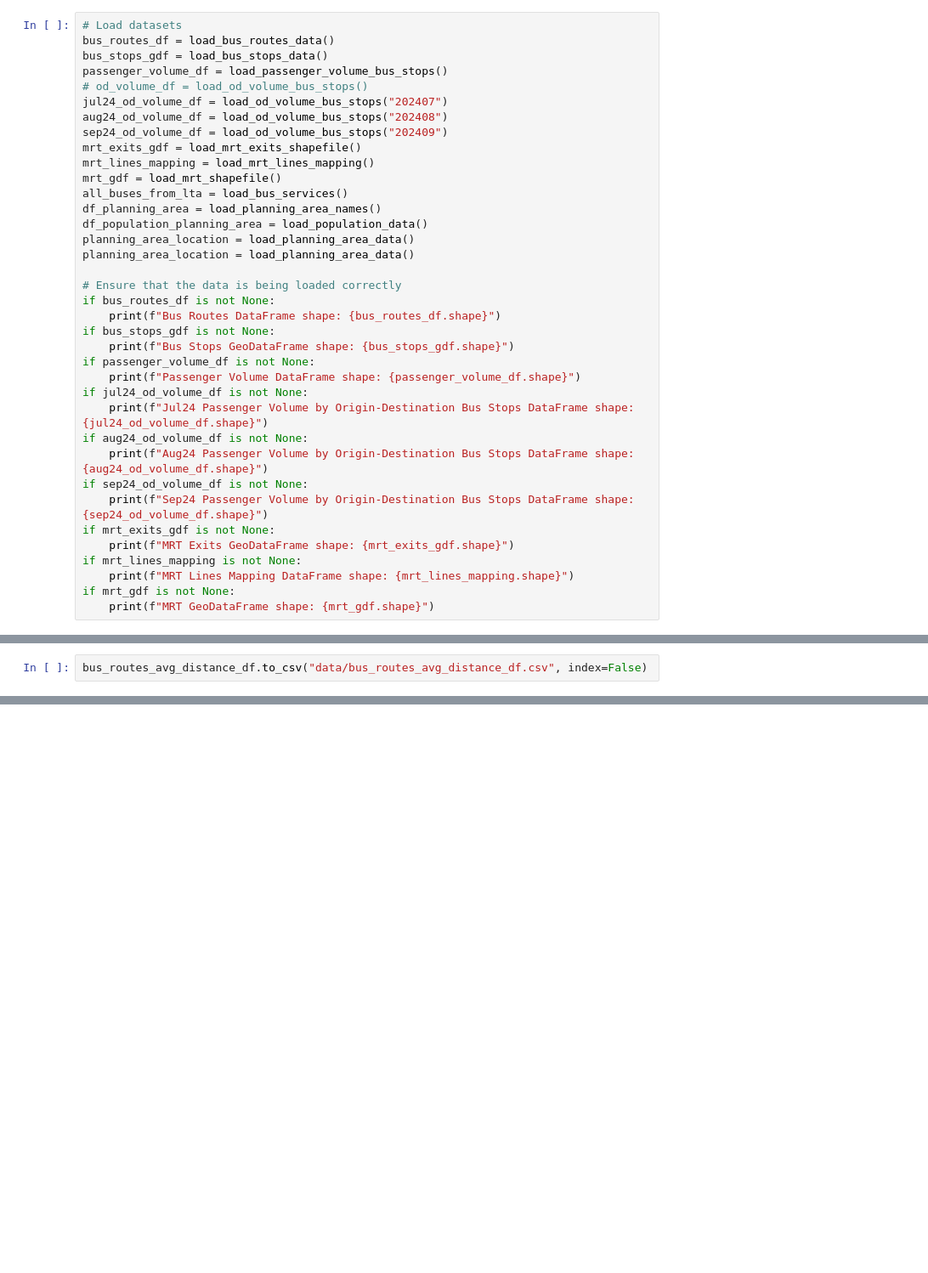
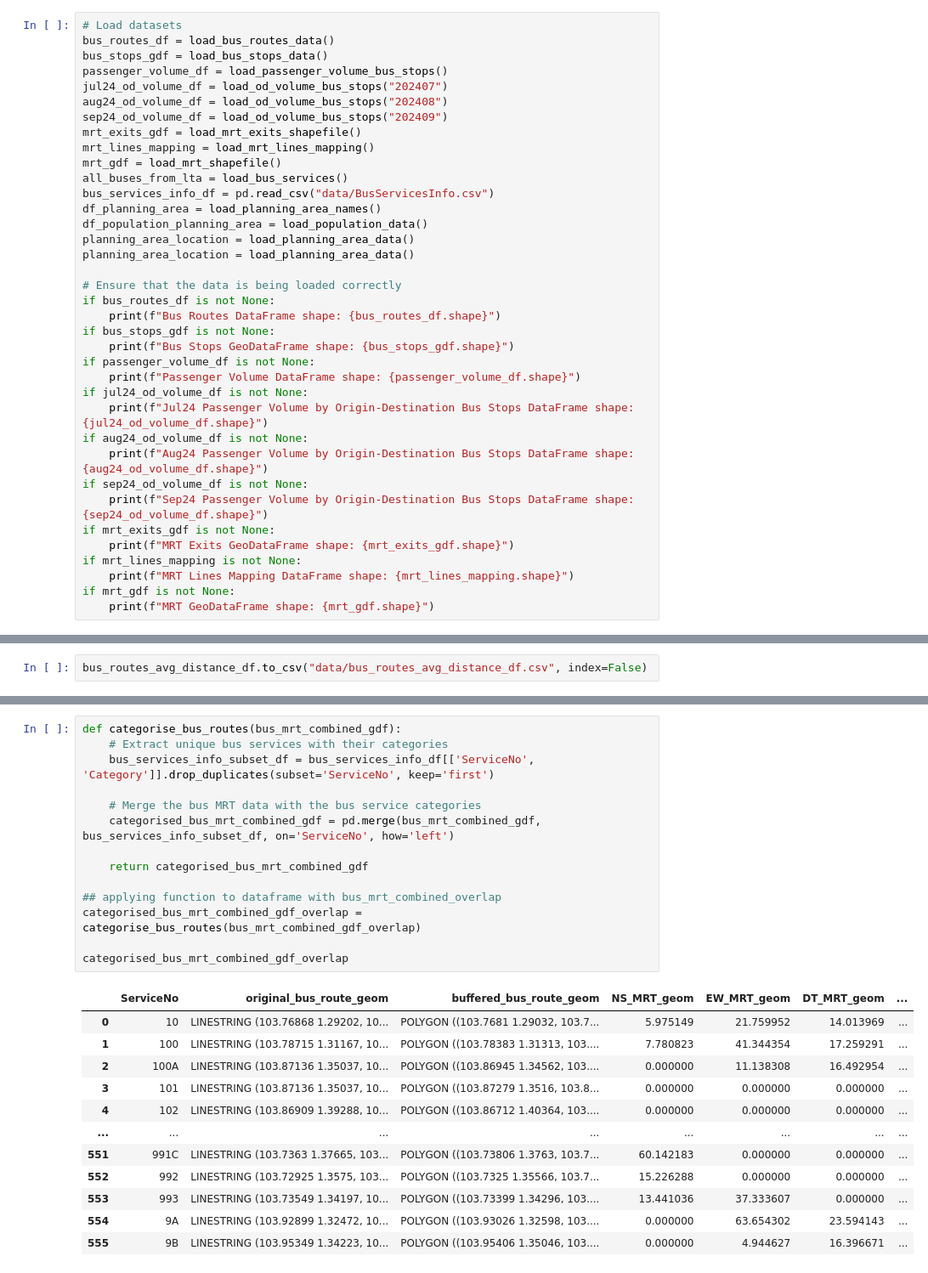
Before and after one commit to DSA4264/project, a Jupyter notebook: data_processing.ipynb, the cells around one changed output, grey strips where cells are left out. Shown: that part at 85% size. Saved outputs shown, nothing was run; the diff lists cells and outputs as text; blank space fills up the shorter version.

```diff
--- a/data_processing.ipynb
+++ b/data_processing.ipynb
@@ -264,7 +265,6 @@ def load_planning_area_data():
 bus_routes_df = load_bus_routes_data()
 bus_stops_gdf = load_bus_stops_data()
 passenger_volume_df = load_passenger_volume_bus_stops()
-# od_volume_df = load_od_volume_bus_stops()
 jul24_od_volume_df = load_od_volume_bus_stops("202407")
 aug24_od_volume_df = load_od_volume_bus_stops("202408")
 sep24_od_volume_df = load_od_volume_bus_stops("202409")
@@ -272,6 +272,7 @@ mrt_exits_gdf = load_mrt_exits_shapefile()
 mrt_lines_mapping = load_mrt_lines_mapping()
 mrt_gdf = load_mrt_shapefile()
 all_buses_from_lta = load_bus_services()
+bus_services_info_df = pd.read_csv("data/BusServicesInfo.csv")
 df_planning_area = load_planning_area_names()
 df_population_planning_area = load_population_data()
 planning_area_location = load_planning_area_data()
@@ -1190,0 +1226,27 @@ bus_routes_avg_distance_df.to_csv("data/bus_routes_avg_distance_df.csv", index=F
+# %%
+def categorise_bus_routes(bus_mrt_combined_gdf):
+    # Extract unique bus services with their categories
+    bus_services_info_subset_df = bus_services_info_df[['ServiceNo', 'Category']].drop_duplicates(subset='ServiceNo', keep='first')
+
+    # Merge the bus MRT data with the bus service categories
+    categorised_bus_mrt_combined_gdf = pd.merge(bus_mrt_combined_gdf, bus_services_info_subset_df, on='ServiceNo', how='left')
+
+    return categorised_bus_mrt_combined_gdf
+
+## applying function to dataframe with bus_mrt_combined_overlap
+categorised_bus_mrt_combined_gdf_overlap = categorise_bus_routes(bus_mrt_combined_gdf_overlap)
+
+categorised_bus_mrt_combined_gdf_overlap
+# %% [output]
+|  | ServiceNo | original_bus_route_geom | buffered_bus_route_geom | NS_MRT_geom | EW_MRT_geom | DT_MRT_geom | ... |
+| 0 | 10 | LINESTRING (103.76868 1.29202, 10... | POLYGON ((103.7681 1.29032, 103.7... | 5.975149 | 21.759952 | 14.013969 | ... |
+| 1 | 100 | LINESTRING (103.78715 1.31167, 10... | POLYGON ((103.78383 1.31313, 103.... | 7.780823 | 41.344354 | 17.259291 | ... |
+| 2 | 100A | LINESTRING (103.87136 1.35037, 10... | POLYGON ((103.86945 1.34562, 103.... | 0.000000 | 11.138308 | 16.492954 | ... |
+| 3 | 101 | LINESTRING (103.87136 1.35037, 10... | POLYGON ((103.87279 1.3516, 103.8... | 0.000000 | 0.000000 | 0.000000 | ... |
+| 4 | 102 | LINESTRING (103.86909 1.39288, 10... | POLYGON ((103.86712 1.40364, 103.... | 0.000000 | 0.000000 | 0.000000 | ... |
+| ... | ... | ... | ... | ... | ... | ... | ... |
+| 551 | 991C | LINESTRING (103.7363 1.37665, 103... | POLYGON ((103.73806 1.3763, 103.7... | 60.142183 | 0.000000 | 0.000000 | ... |
+| 552 | 992 | LINESTRING (103.72925 1.3575, 103... | POLYGON ((103.7325 1.35566, 103.7... | 15.226288 | 0.000000 | 0.000000 | ... |
+| 553 | 993 | LINESTRING (103.73549 1.34197, 10... | POLYGON ((103.73399 1.34296, 103.... | 13.441036 | 37.333607 | 0.000000 | ... |
+| 554 | 9A | LINESTRING (103.92899 1.32472, 10... | POLYGON ((103.93026 1.32598, 103.... | 0.000000 | 63.654302 | 23.594143 | ... |
+| 555 | 9B | LINESTRING (103.95349 1.34223, 10... | POLYGON ((103.95406 1.35046, 103.... | 0.000000 | 4.944627 | 16.396671 | ... |
```
Also changed, not shown: parts of 14 cells of this notebook, 1 other file.
